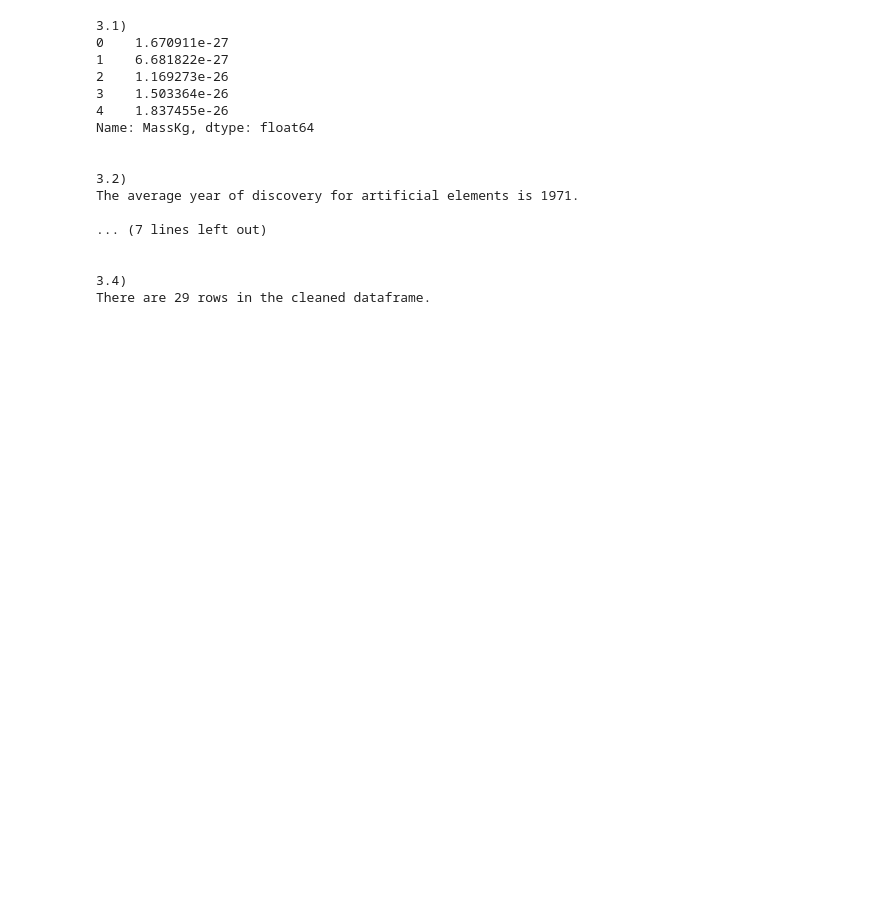
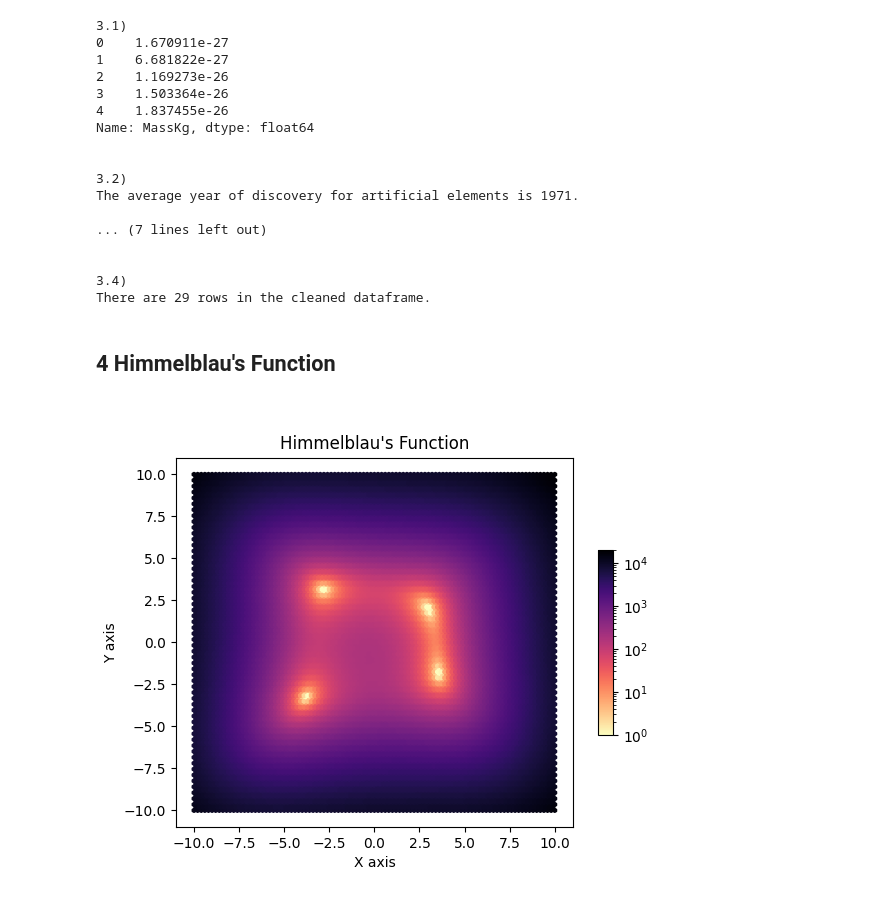
Before and after one commit to JoshuaNgXY/MSE-298, a Jupyter notebook: MSE298 HW0.ipynb, the cells around one changed output. Drawn from its saved outputs; the diff is of its cells as text; code cells hidden in the pictures; blank space fills up the shorter version.

```diff
--- a/MSE298 HW0.ipynb
+++ b/MSE298 HW0.ipynb
@@ -222,3 +222,21 @@ The average year of discovery for artificial elements is 1971.
 
 3.4)
 There are 29 rows in the cleaned dataframe.
+# %% [markdown]
+## 4 Himmelblau's Function
+# %%
+x_values = np.linspace(-10,10, 500)
+y_values = np.linspace(-10,10, 500)
+X, Y = np.meshgrid(x_values, y_values)
+z_values = (X**2 + Y -11)**2 + (X + Y**2 - 7)**2
+fig = plt.figure()
+ax = fig.add_subplot()
+
+surface = ax.hexbin(X.flatten(), Y.flatten(), z_values.flatten(), norm=colors.LogNorm(vmin=1, vmax=z_values.max()), cmap = 'magma_r')
+ax.set_title("Himmelblau's Function")
+ax.set_xlabel('X axis')
+ax.set_ylabel('Y axis')
+fig.colorbar(surface, ax=ax, shrink=0.5, aspect=12)
+plt.show()
+# %% [output]
+[figure, added]
```
Also changed, not shown: parts of 8 cells of this notebook.
